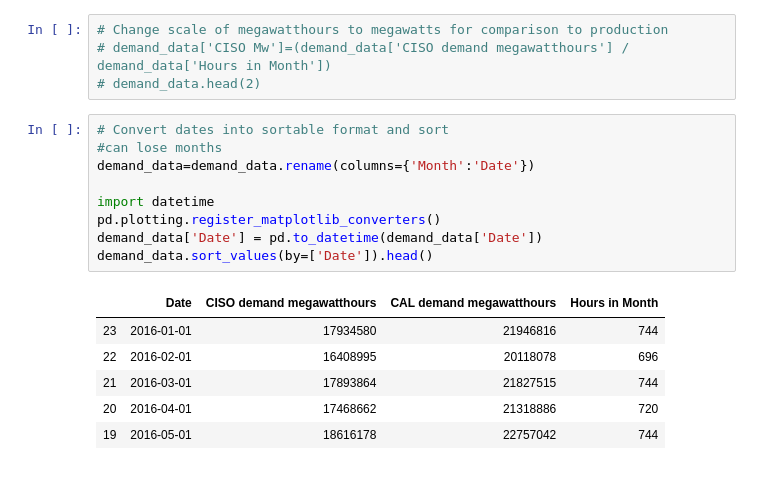
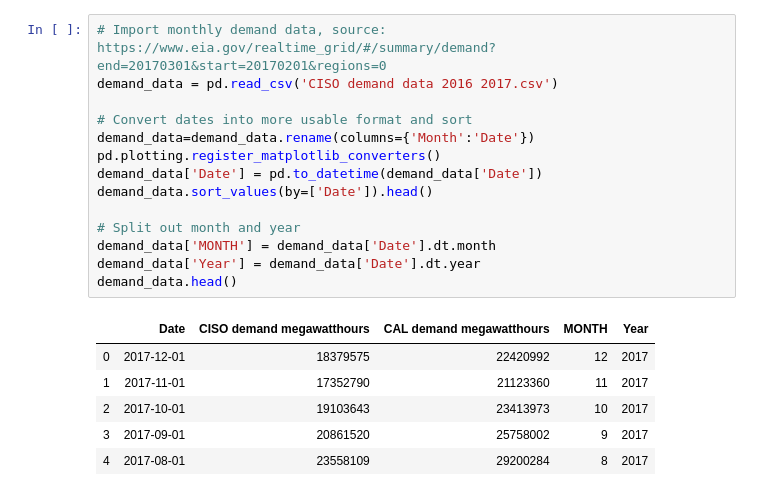
Before and after one commit to scottinsactown/California-Renewable-Energy--data-analysis, a Jupyter notebook: project_start_scott.ipynb, the cells around one changed output. Cells and saved outputs as stored; diff of their text form.

```diff
--- a/project_start_scott.ipynb
+++ b/project_start_scott.ipynb
@@ -17,20 +9,21 @@ demand_data.head(2)
-# %%
-# Change scale of megawatthours to megawatts for comparison to production
-# demand_data['CISO Mw']=(demand_data['CISO demand megawatthours'] / demand_data['Hours in Month'])
-# demand_data.head(2)
 # %%
-# Convert dates into sortable format and sort
-#can lose months
+# Import monthly demand data, source: https://www.eia.gov/realtime_grid/#/summary/demand?end=20170301&start=20170201&regions=0
+demand_data = pd.read_csv('CISO demand data 2016 2017.csv')
+
+# Convert dates into more usable format and sort
 demand_data=demand_data.rename(columns={'Month':'Date'})
-
-import datetime
 pd.plotting.register_matplotlib_converters()
 demand_data['Date'] = pd.to_datetime(demand_data['Date'])
 demand_data.sort_values(by=['Date']).head()
+
+# Split out month and year
+demand_data['MONTH'] = demand_data['Date'].dt.month
+demand_data['Year'] = demand_data['Date'].dt.year
+demand_data.head()
 # %% [output]
-|  | Date | CISO demand megawatthours | CAL demand megawatthours | Hours in Month |
-| 23 | 2016-01-01 | 17934580 | 21946816 | 744 |
-| 22 | 2016-02-01 | 16408995 | 20118078 | 696 |
-| 21 | 2016-03-01 | 17893864 | 21827515 | 744 |
-| 20 | 2016-04-01 | 17468662 | 21318886 | 720 |
-| 19 | 2016-05-01 | 18616178 | 22757042 | 744 |
+|  | Date | CISO demand megawatthours | CAL demand megawatthours | MONTH | Year |
+| 0 | 2017-12-01 | 18379575 | 22420992 | 12 | 2017 |
+| 1 | 2017-11-01 | 17352790 | 21123360 | 11 | 2017 |
+| 2 | 2017-10-01 | 19103643 | 23413973 | 10 | 2017 |
+| 3 | 2017-09-01 | 20861520 | 25758002 | 9 | 2017 |
+| 4 | 2017-08-01 | 23558109 | 29200284 | 8 | 2017 |
```
Also changed, not shown: parts of 13 cells of this notebook, 3 other files.
